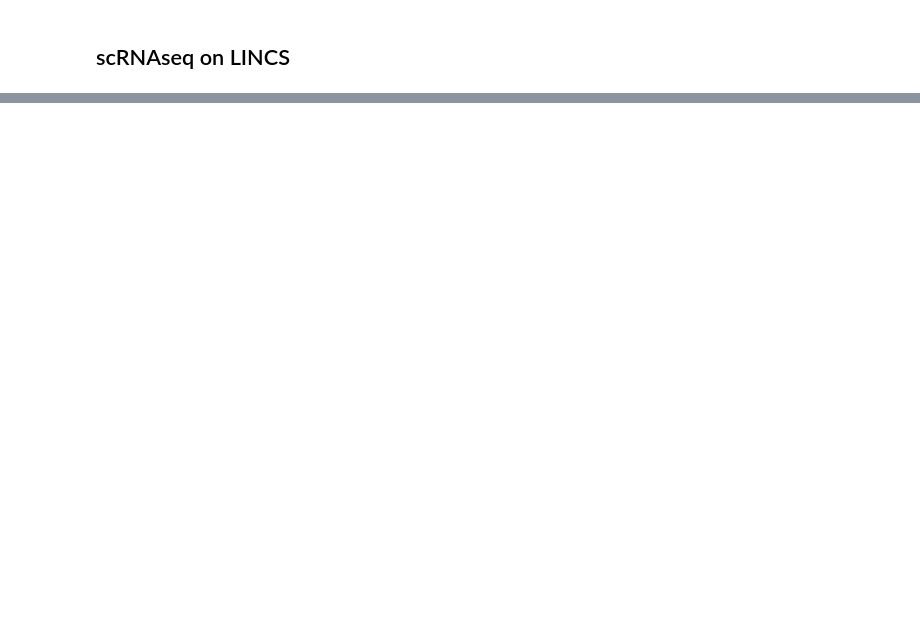
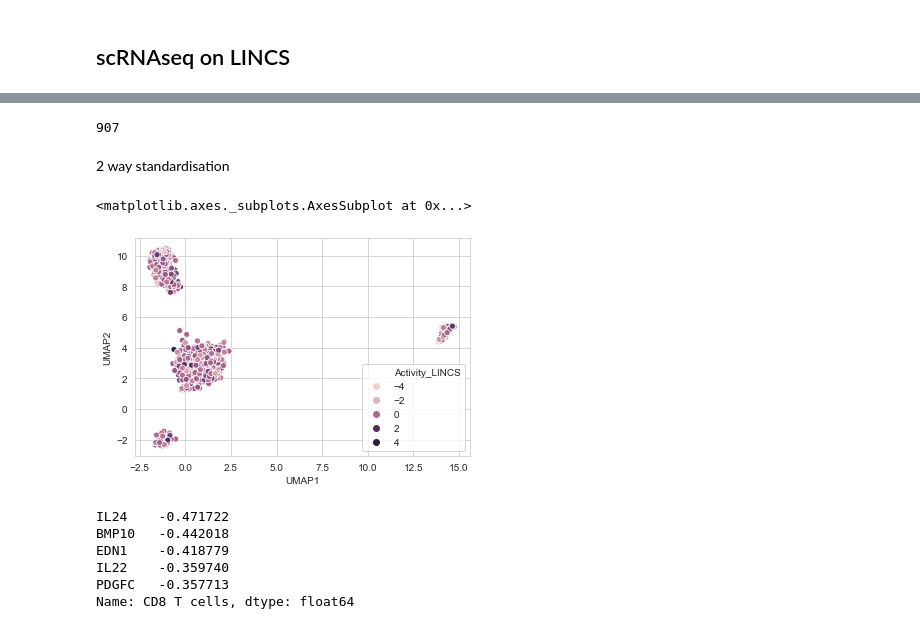
Before and after one commit to Vargeszti/Thesis, a Jupyter notebook: code/scRNAseq.ipynb, the cells around one changed output, grey strips where cells are left out. Drawn from its saved outputs; the diff is of its cells as text; code cells hidden in the pictures; blank space fills up the shorter version.

```diff
--- a/code/scRNAseq.ipynb
+++ b/code/scRNAseq.ipynb
@@ -136,0 +179,5 @@ average_activity
+# %%
+common_genes = list(set(nn.index) & set(lincs.index))
+len(common_genes)
+# %% [output]
+907
@@ -136,0 +187,17 @@ average_activity
+# %%
+lincs_activity = lincs_score.loc[lincs.columns, nn.columns]
+# %% [markdown]
+2 way standardisation
+# %%
+lincs_activity_norm = ((lincs_activity.T - lincs_activity.mean(1)) / lincs_activity.std(1)).T
+# %%
+lincs_activity_norm = (lincs_activity_norm - lincs_activity_norm.mean()) / lincs_activity_norm.std()
+# %%
+ligand = 'IL2'
+data_umap['Activity_LINCS'] = lincs_activity_norm.loc[ligand]
+# %%
+#Plotting the LINCS receptor activities
+sns.scatterplot(x=data_umap['UMAP1'], y=data_umap['UMAP2'], hue=data_umap['Activity_LINCS'])
+# %% [output]
+<matplotlib.axes._subplots.AxesSubplot at 0x...>
+[figure, added]
@@ -136,0 +209,9 @@ average_activity
+# %%
+average_activity.loc['CD8 T cells'].sort_values().head(5)
+# %% [output]
+IL24    -0.471722
+BMP10   -0.442018
+EDN1    -0.418779
+IL22    -0.359740
+PDGFC   -0.357713
+Name: CD8 T cells, dtype: float64
```
Also changed, not shown: parts of 27 cells of this notebook, 1 other file.
